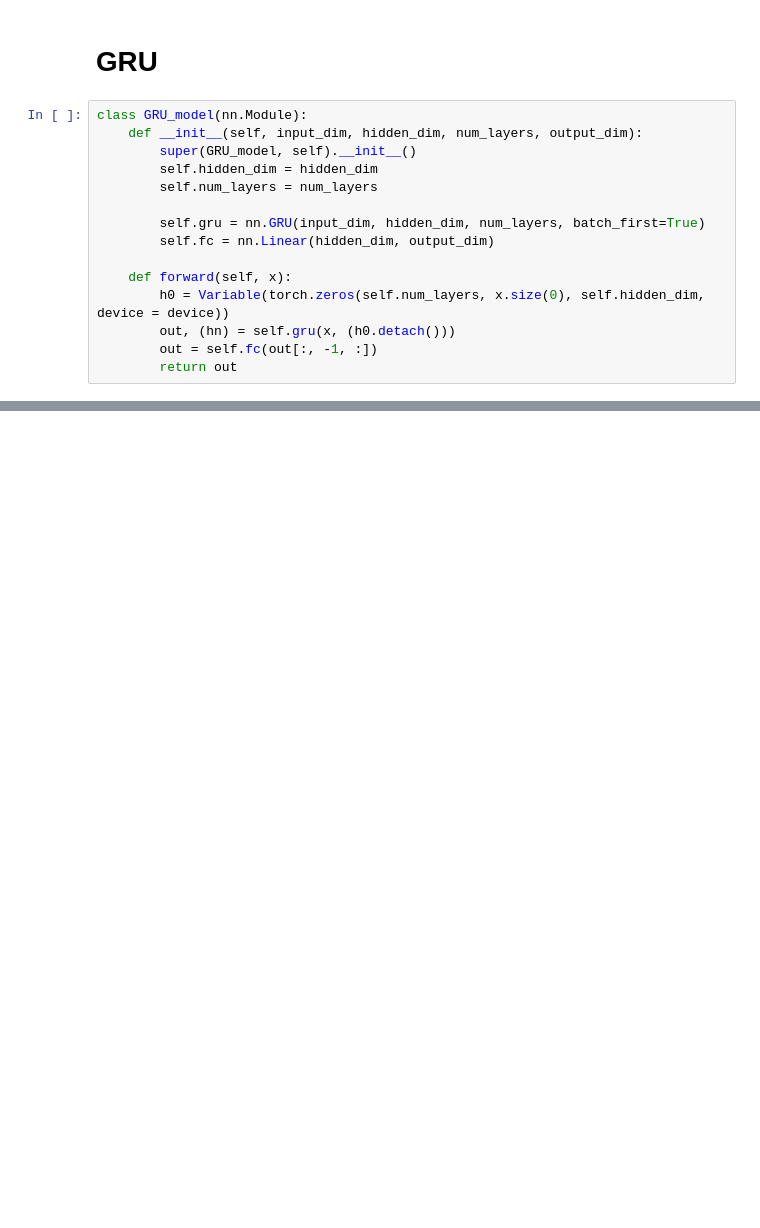
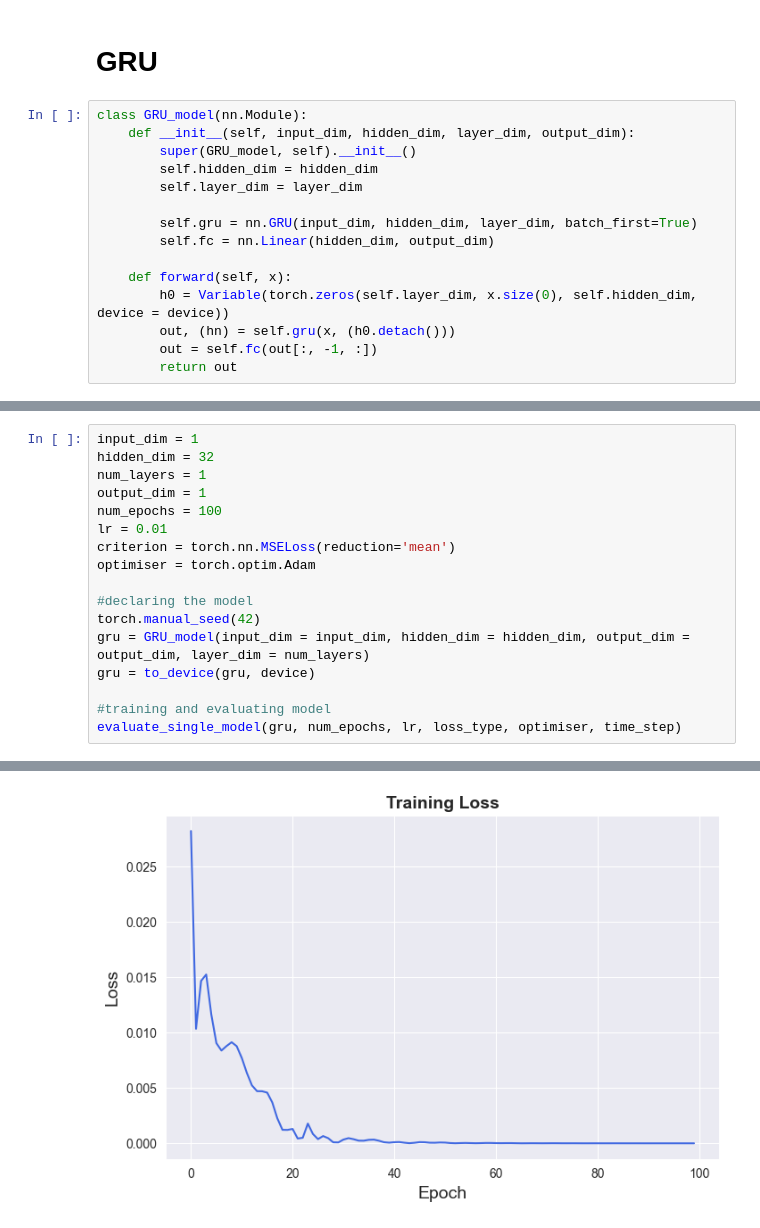
Before and after one commit to Satpat/Sequential-networks-for-Stonks, a Jupyter notebook: final_code_git.ipynb, the cells around one changed output, grey strips where cells are left out. Cells and saved outputs as stored; diff of their text form; blank space fills up the shorter version.

```diff
--- a/final_code_git.ipynb
+++ b/final_code_git.ipynb
@@ -693,16 +627,16 @@ plotly_predictions(result_1)
 # GRU
 # %%
 class GRU_model(nn.Module):
-    def __init__(self, input_dim, hidden_dim, num_layers, output_dim):
+    def __init__(self, input_dim, hidden_dim, layer_dim, output_dim):
         super(GRU_model, self).__init__()
         self.hidden_dim = hidden_dim
-        self.num_layers = num_layers
+        self.layer_dim = layer_dim
 
-        self.gru = nn.GRU(input_dim, hidden_dim, num_layers, batch_first=True)
+        self.gru = nn.GRU(input_dim, hidden_dim, layer_dim, batch_first=True)
         self.fc = nn.Linear(hidden_dim, output_dim)
 
     def forward(self, x):
-        h0 = Variable(torch.zeros(self.num_layers, x.size(0), self.hidden_dim, device = device))
+        h0 = Variable(torch.zeros(self.layer_dim, x.size(0), self.hidden_dim, device = device))
         out, (hn) = self.gru(x, (h0.detach()))
         out = self.fc(out[:, -1, :])
         return out
@@ -833,0 +643,18 @@ fig.show()
+# %%
+input_dim = 1
+hidden_dim = 32
+num_layers = 1
+output_dim = 1
+num_epochs = 100
+lr = 0.01
+criterion = torch.nn.MSELoss(reduction='mean')
+optimiser = torch.optim.Adam
+
+#declaring the model
+torch.manual_seed(42)
+gru = GRU_model(input_dim = input_dim, hidden_dim = hidden_dim, output_dim = output_dim, layer_dim = num_layers)
+gru = to_device(gru, device)
+
+#training and evaluating model
+evaluate_single_model(gru, num_epochs, lr, loss_type, optimiser, time_step)
+# %% [output]
@@ -833,0 +679 @@ fig.show()
+[figure, added]
```
Also changed, not shown: parts of 39 cells of this notebook.
